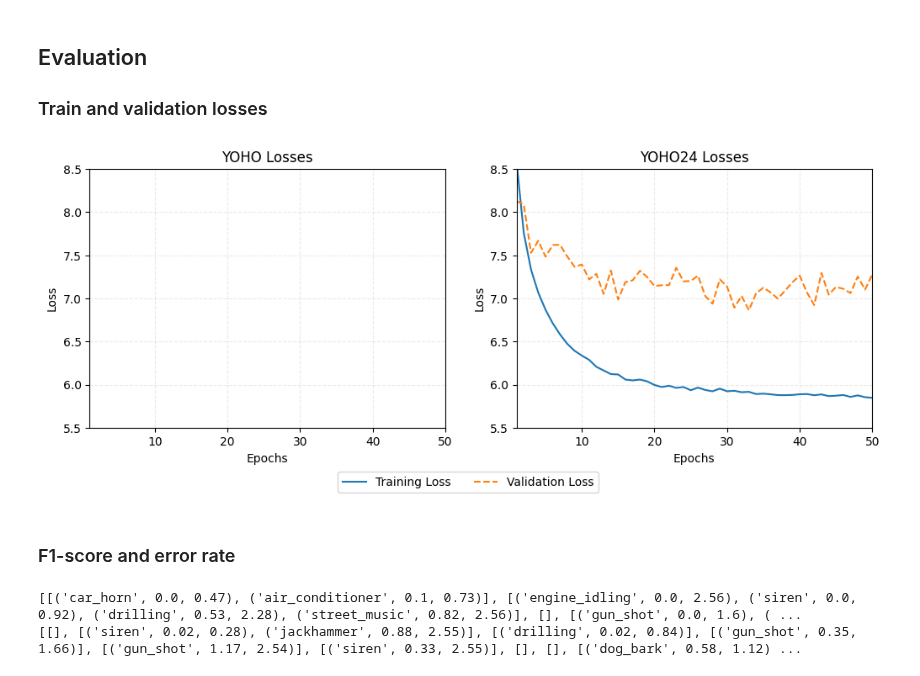
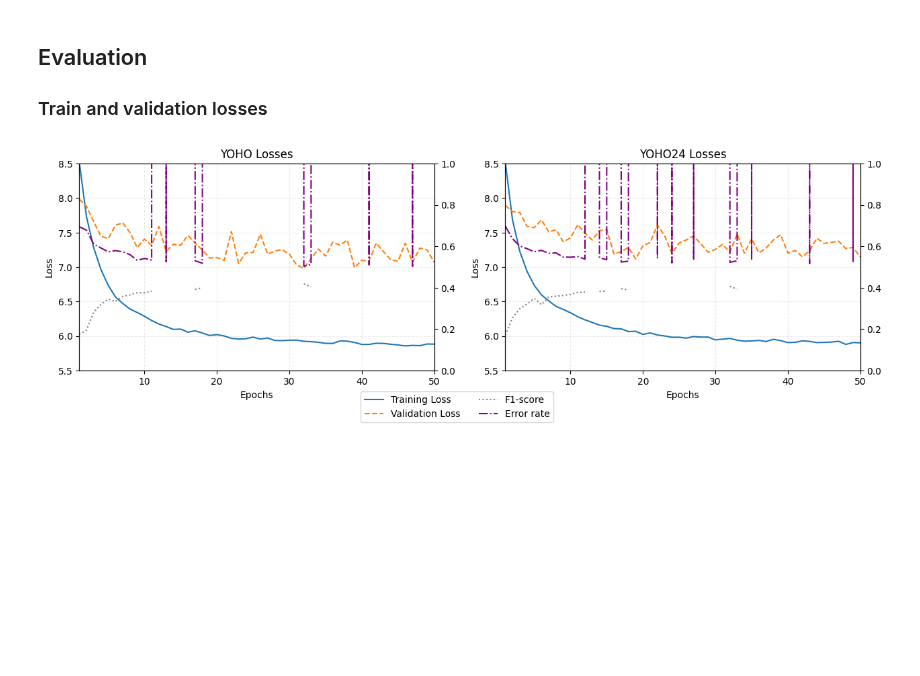
Before and after one commit to enstit/YOHO24, a Jupyter notebook: notebooks/02_urbansed.ipynb, the cells around one changed output. Cells and saved outputs as stored; diff of their text form; code cells hidden in the pictures; blank space fills up the shorter version.

Commit message:
feat: Add metrics on same losses plot

```diff
--- a/notebooks/02_urbansed.ipynb
+++ b/notebooks/02_urbansed.ipynb
@@ -148,18 +131,22 @@ with open("./models/UrbanSEDYOHO_losses.json", "r") as f:
 epochs = []
 train_losses = []
 val_losses = []
+f1_scores = []
+error_rates = []
 
 for epoch, metrics in losses.items():
     epochs.append(int(epoch))
     train_losses.append(metrics["train_loss"])
     val_losses.append(metrics["val_loss"])
+    f1_scores.append(metrics["f1_score"])
+    error_rates.append(metrics["error_rate"])
 
 # Sort the data by epochs to ensure correct plotting
 epochs, train_losses, val_losses = zip(
     *sorted(zip(epochs, train_losses, val_losses))
 )
 
-fig, ax = plt.subplots(1, 2, figsize=(12, 4))
+fig, ax = plt.subplots(1, 2, figsize=(15, 4))
 
 ax[0].set_title("YOHO Losses")
 ax[0].plot(epochs, train_losses, label="Training Loss")
@@ -170,38 +157,54 @@ ax[0].set_xlim(1, epochs[-1]) # Set the x-axis limits to the number of epochs
 ax[0].set_ylim(5.5,8.5)
 ax[0].grid(alpha=.25, linestyle='--')
 
+ax_1 = ax[0].twinx()
+ax_1.plot(epochs, f1_scores, label="F1-score", linestyle=":", color='grey')
+ax_1.plot(epochs, error_rates, label="Error rate", linestyle="-.", color='purple')
+
+ax_1.set_ylim(0, 1)
+
 with open("./models/UrbanSEDYOHO24_losses.json", "r") as f:
     losses = json.load(f)
 
 # Extract epochs, train_loss, and val_loss
 epochs = []
 train_losses = []
 val_losses = []
+f1_scores = []
+error_rates = []
 
 for epoch, metrics in losses.items():
     epochs.append(int(epoch))
     train_losses.append(metrics["train_loss"])
     val_losses.append(metrics["val_loss"])
+    f1_scores.append(metrics["f1_score"])
+    error_rates.append(metrics["error_rate"])
 
 # Sort the data by epochs to ensure correct plotting
 epochs, train_losses, val_losses = zip(
     *sorted(zip(epochs, train_losses, val_losses))
 )
 
 ax[1].set_title("YOHO24 Losses")
 ax[1].plot(epochs, train_losses, label="Training Loss")
 ax[1].plot(epochs, val_losses, label="Validation Loss", linestyle="--")
 ax[1].set_xlabel("Epochs")
 ax[1].set_ylabel("Loss")
 ax[1].set_xlim(1,50)
 ax[1].set_ylim(5.5,8.5)
 ax[1].grid(alpha=.25, linestyle='--')
 
-handles, labels = ax[0].get_legend_handles_labels()
-fig.legend(handles, labels, loc='lower center', ncol=2, bbox_to_anchor=(0.5,-0.1))
+ax_1 = ax[1].twinx()
+ax_1.plot(epochs, f1_scores, label="F1-score", linestyle=":", color='grey')
+ax_1.plot(epochs, error_rates, label="Error rate", linestyle="-.", color='purple')
+
+ax_1.set_ylim(0, 1)
+
+# Get ax[0] and ax[0].twinx() legend handles and labels
+handles0, labels0 = ax[1].get_legend_handles_labels()
+handles1, labels1 = ax_1.get_legend_handles_labels()
+fig.legend(handles0 + handles1, labels0 + labels1, loc='lower center', ncol=2, bbox_to_anchor=(0.5,-0.1))
 
 plt.show()
 # %% [output]
-[figure, old version]
+[figure, new version]
-# %% [markdown]
-### F1-score and error rate
@@ -309,9 +285,6 @@ print(
     process_output(targets, urbansed_train.labels),
     process_output(predictions, urbansed_train.labels), sep="\n"
 )
-# %% [output]
-[[('car_horn', 0.0, 0.47), ('air_conditioner', 0.1, 0.73)], [('engine_idling', 0.0, 2.56), ('siren', 0.0, 0.92), ('drilling', 0.53, 2.28), ('street_music', 0.82, 2.56)], [], [('gun_shot', 0.0, 1.6), ( ...
-[[], [('siren', 0.02, 0.28), ('jackhammer', 0.88, 2.55)], [('drilling', 0.02, 0.84)], [('gun_shot', 0.35, 1.66)], [('gun_shot', 1.17, 2.54)], [('siren', 0.33, 2.55)], [], [], [('dog_bark', 0.58, 1.12) ...
 # %%
 def get_test_set():
     urbansed_test = UrbanSEDDataset(
```
Also changed, not shown: parts of 6 cells of this notebook.
